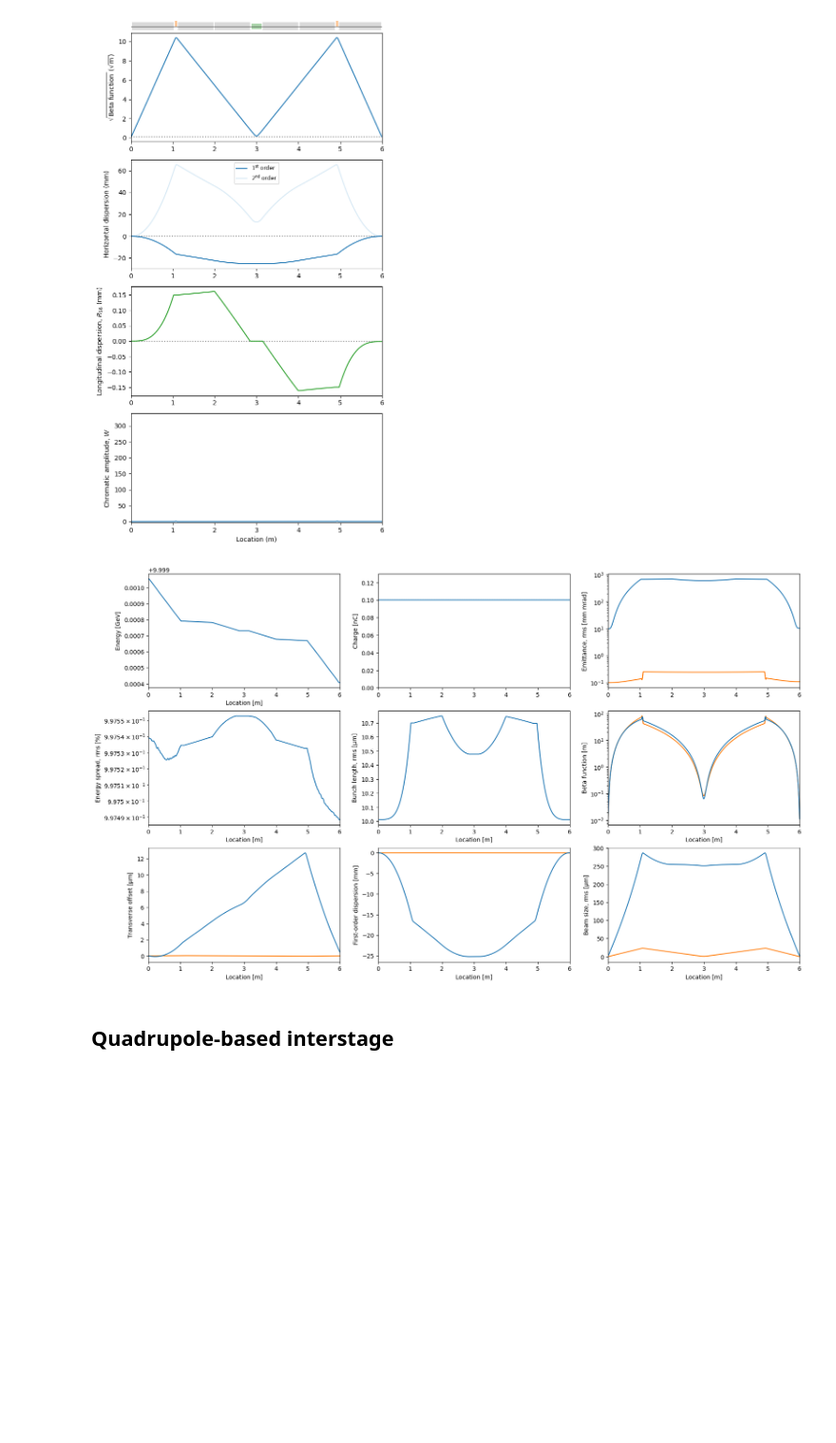
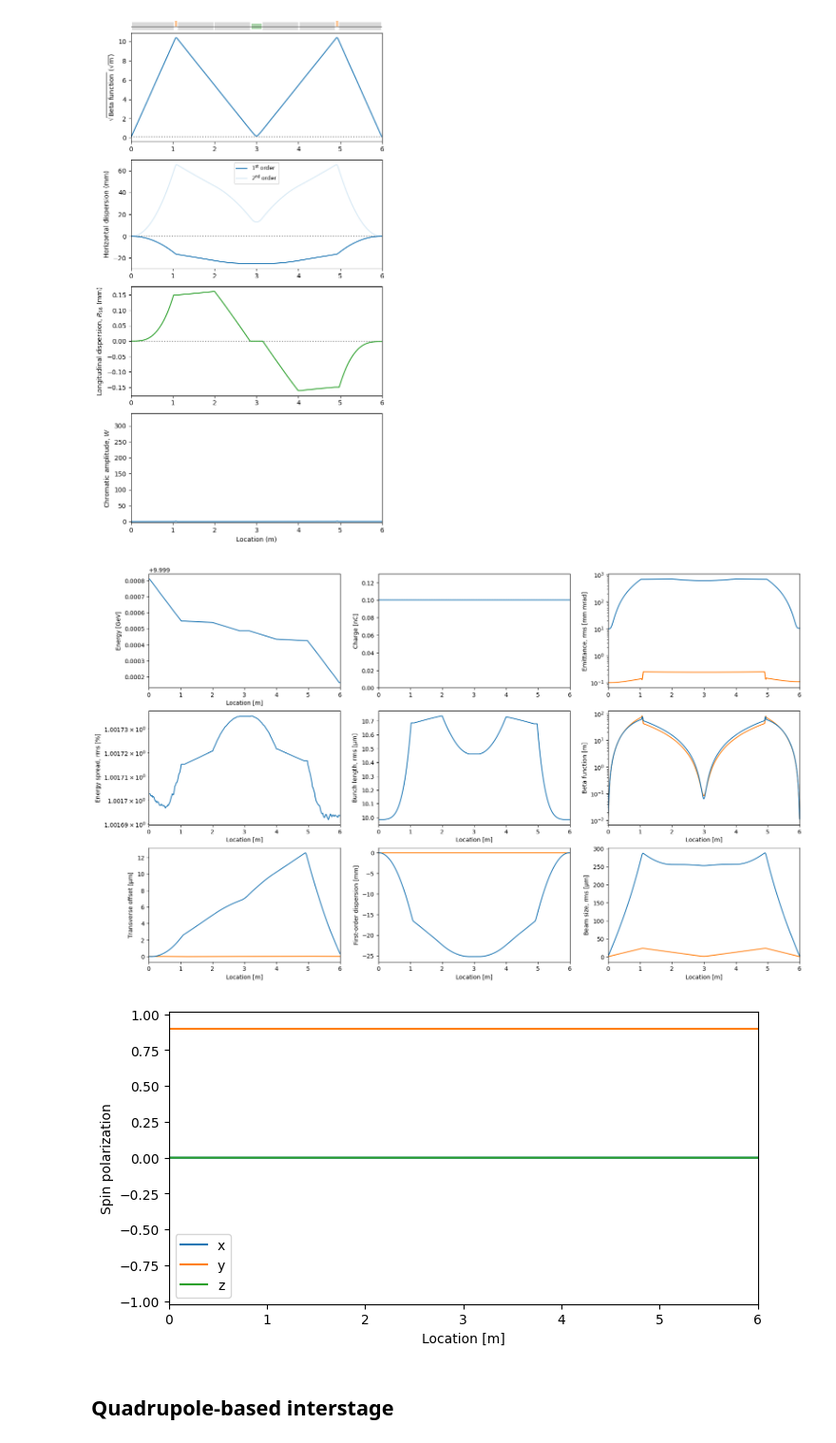
Before and after one commit to abel-framework/ABEL, a Jupyter notebook: examples/interstage_example.ipynb, the cells around one changed output. Shown at 95% size. Drawn from its saved outputs; the diff is of its cells as text; code cells hidden in the pictures; blank space fills up the shorter version.

Commit message:
Updated the interstage example to include spin polarization.

```diff
--- a/examples/interstage_example.ipynb
+++ b/examples/interstage_example.ipynb
@@ -24,6 +24,8 @@ source.beta_y = source.beta_x
 source.bunch_length = 10e-6
 source.rel_energy_spread = 1e-2
 source.num_particles = 100000
+source.spin_polarization = 0.9
+source.spin_polarization_direction = 'y'
 # %% [markdown]
 ## Plasma-lens-based interstage
 # %%
@@ -34,6 +36,7 @@ interstage_pl.length_dipole = 1.0*np.sqrt(source.energy/10e9)
 interstage_pl.field_dipole = 1.0
 interstage_pl.cancel_chromaticity = True
 interstage_pl.cancel_sec_order_dispersion = True
+interstage_pl.use_apertures = False
 interstage_pl.enable_csr = True
 interstage_pl.enable_isr = True
 
@@ -58,8 +61,10 @@ linac_pl.interstage.plot_optics()
 # %%
 # plot the beam evolution throughout the lattice
 linac_pl.interstage.plot_evolution()
+linac_pl.interstage.plot_spin_evolution()
 # %% [output]
-[figure, old version]
+[figure, new version]
+[figure, added]
 # %% [markdown]
 ## Quadrupole-based interstage
 # %%
```
Also changed, not shown: parts of 4 cells of this notebook.
